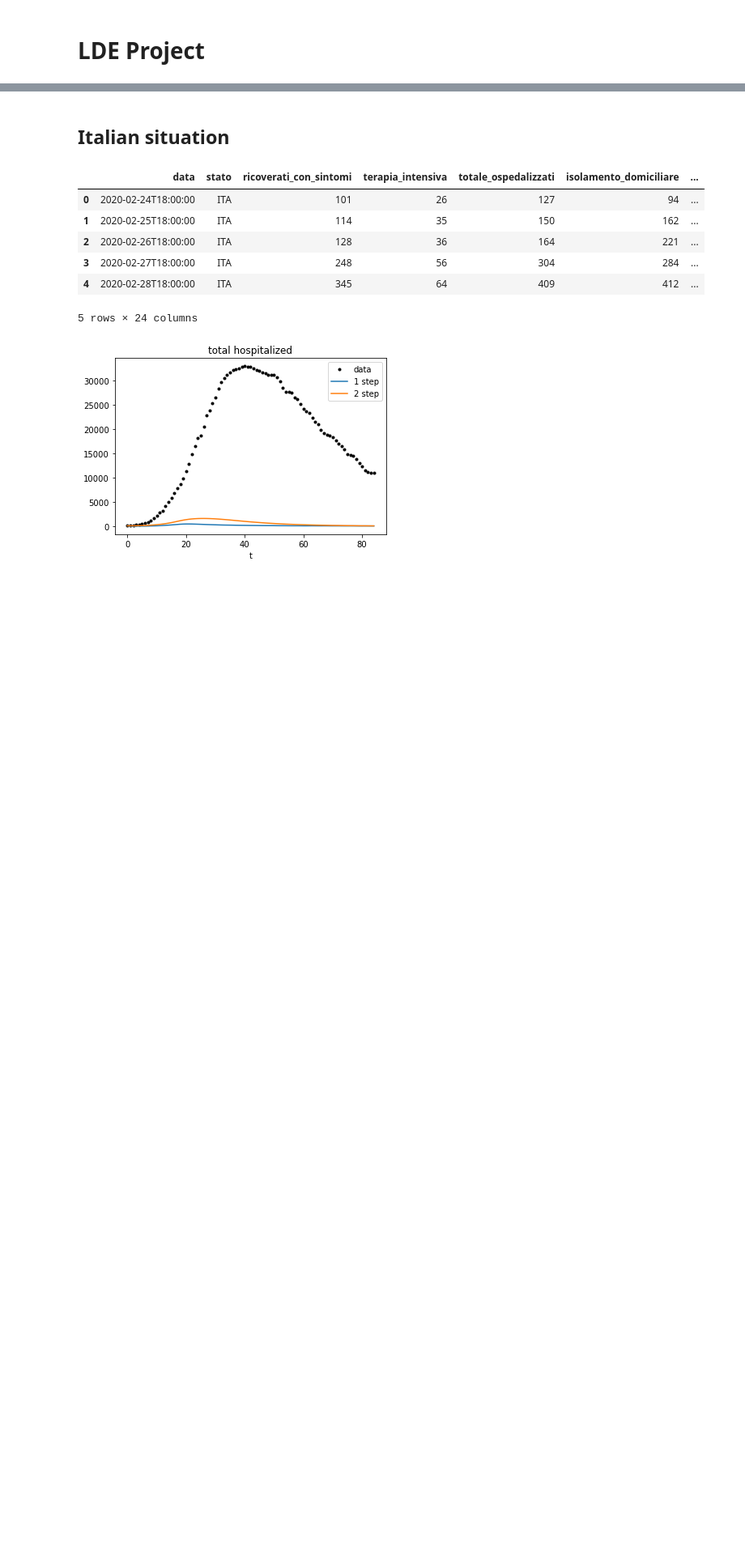
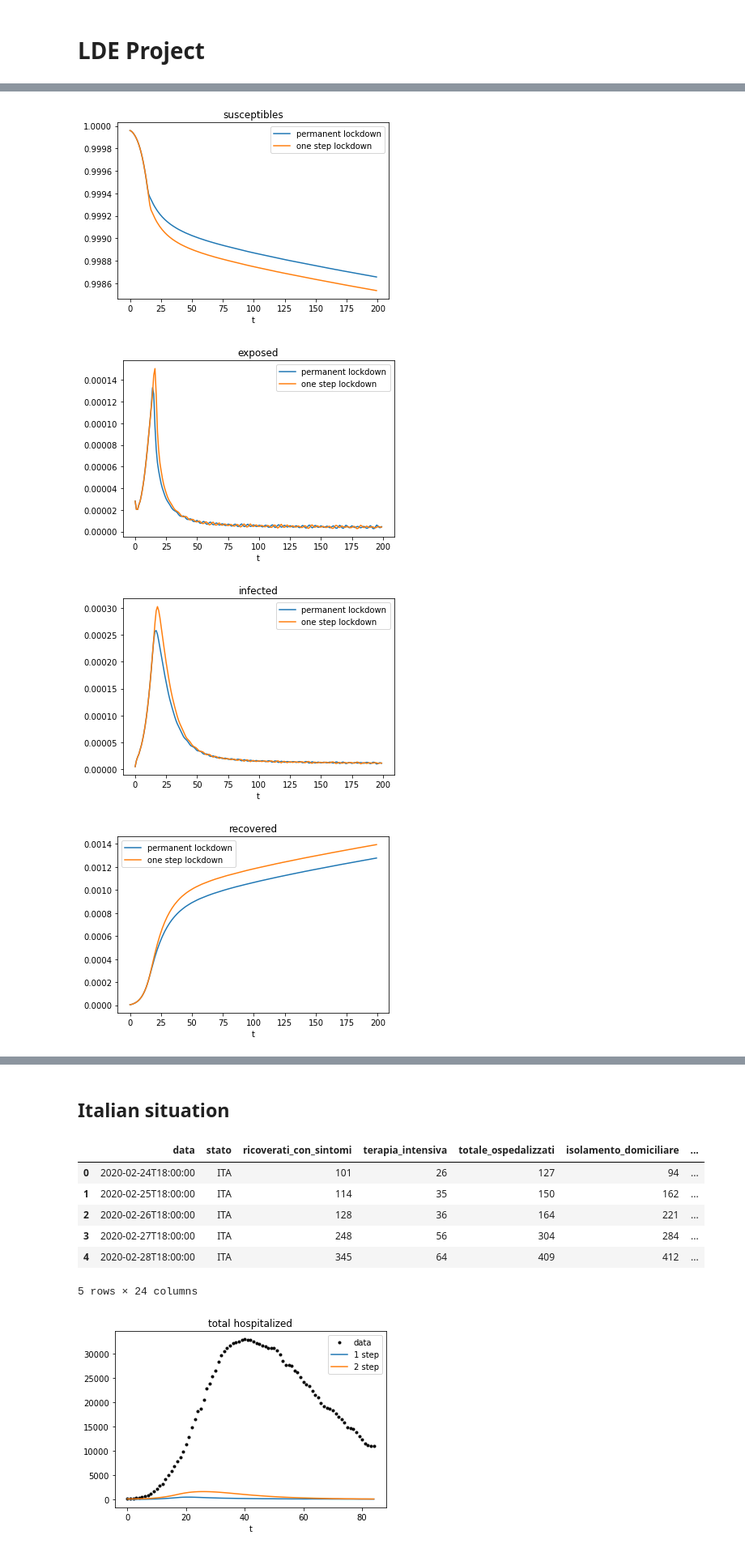
Before and after one commit to giuliacampesan/LDEProject, a Jupyter notebook: LDE_Project.ipynb, the cells around one changed output, grey strips where cells are left out. Shown at 81% size. Saved outputs shown, nothing was run; the diff lists cells and outputs as text; code cells hidden in the pictures; blank space fills up the shorter version.

```diff
--- a/LDE_Project.ipynb
+++ b/LDE_Project.ipynb
@@ -84,0 +161,46 @@ x2 = [S2, E2, I2, R2, H2, D2]
+# %%
+t_max=200
+t = np.arange(t_max)
+
+#at first, we look for time instant at which the hospitalized threshold for
+#lockdown is reached, then we use it in a permanent lockdown model
+t_thrsld=t_max+1
+sol4 = solve_ivp(mymodel_hosp, [0,t_max], z0, dense_output=True, args=(beta, mu, gamma, fD, delta_c, k, nu, 1, thrsld, t_thrsld))
+
+
+S4, E4, I4, R4, H4, D4 = sol4.sol(t)
+
+
+x4 = [S4, E4, I4, R4, H4, D4]
+
+index = 0
+
+for i, h in enumerate(H4):
+    if (h>thrsld):
+        index=i
+        break
+
+
+t_thrsld  =index
+sol4 = solve_ivp(mymodel_hosp, [0,t_max], z0, dense_output=True, args=(beta, mu, gamma, fD, delta_c, k, nu, r, thrsld, t_thrsld))
+
+
+S4, E4, I4, R4, H4, D4 = sol4.sol(t)
+
+
+x4 = [S4, E4, I4, R4, H4, D4]
+# %%
+names = ['susceptibles', 'exposed', 'infected', 'recovered', 'hospitalized', 'deads']
+
+for i,(col4,col) in enumerate(zip(x4, x)):
+    plt.figure(i)
+    plt.plot(t, col4.T, label = 'permanent lockdown')
+    plt.plot(t, col.T, label = 'one step lockdown')
+    plt.xlabel('t')
+    plt.legend()
+    plt.title(names[i])
+# %% [output]
+[figure, added]
+[figure, added]
+[figure, added]
+[figure, added]
```
Also changed, not shown: parts of 18 cells of this notebook.
